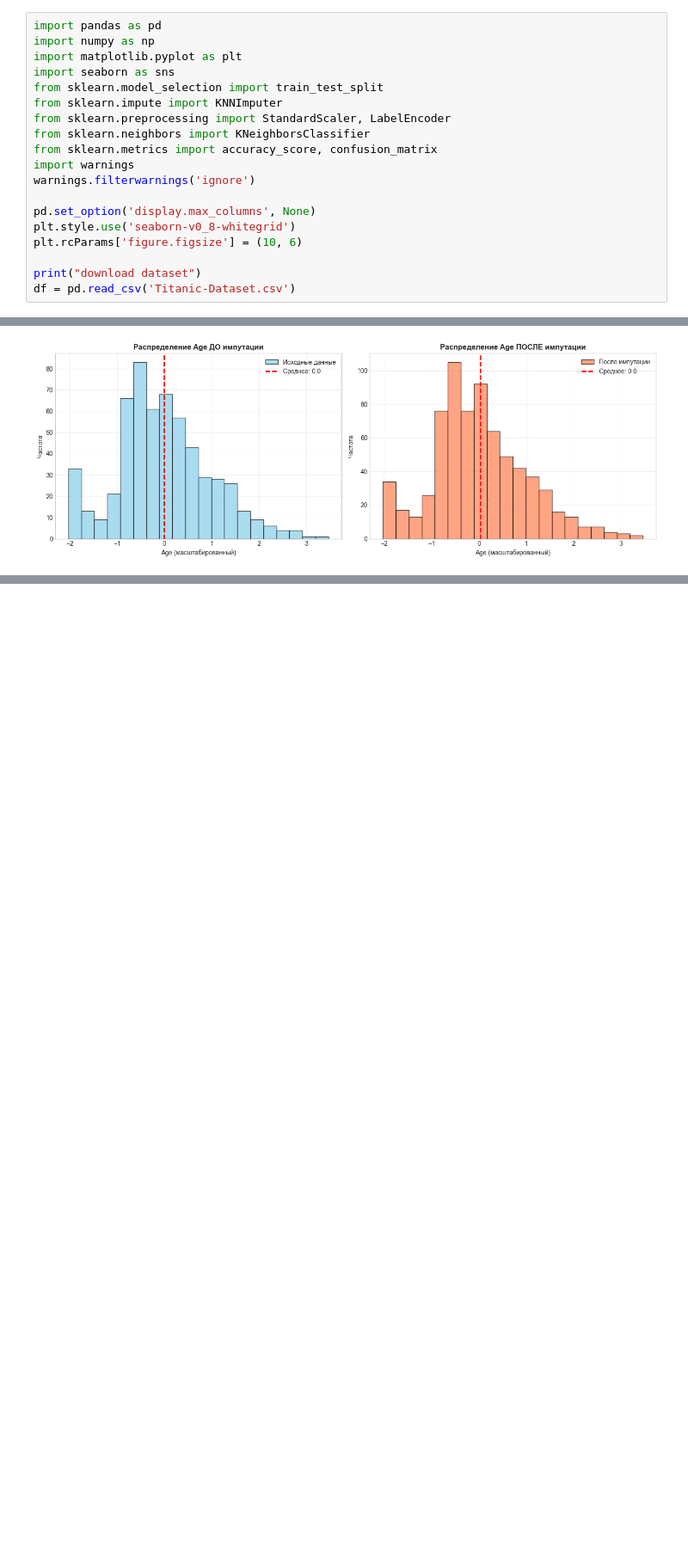
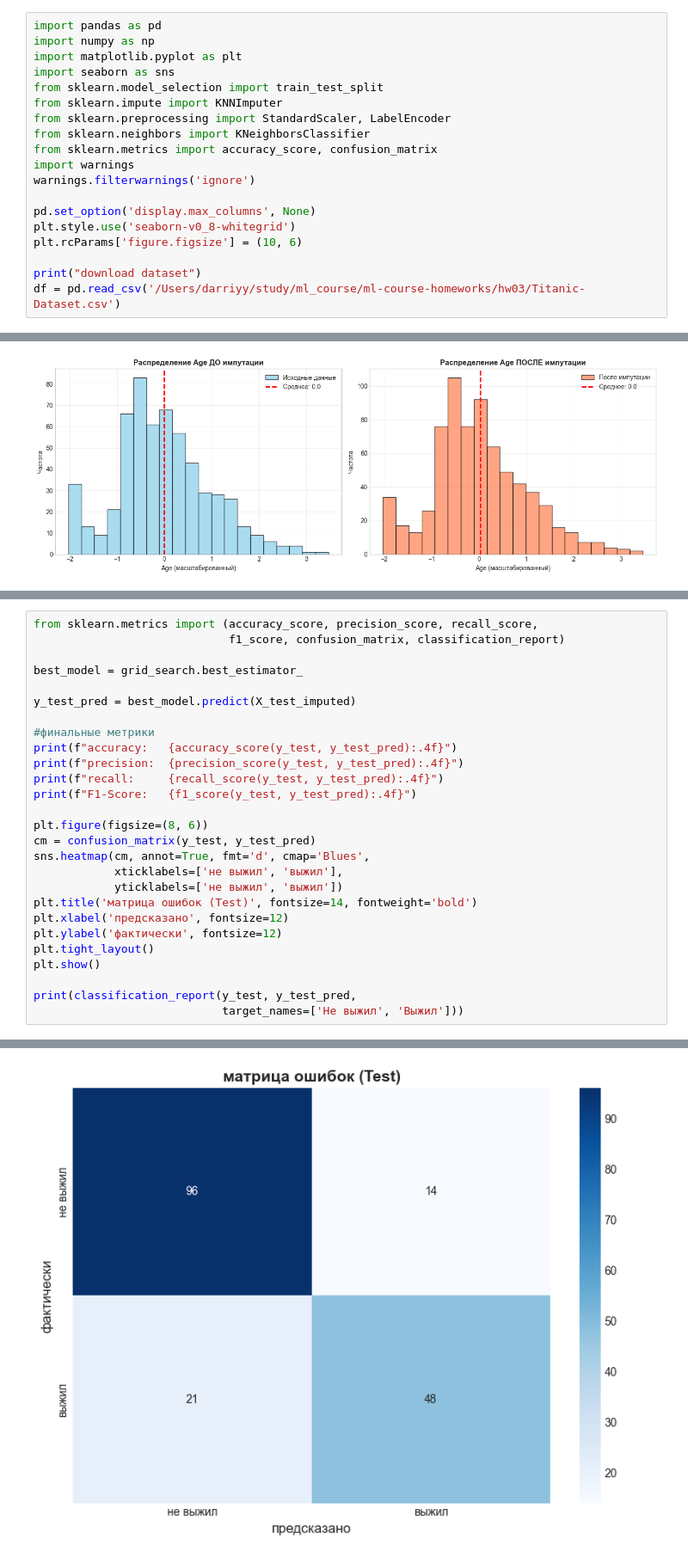
Before and after one commit to darriyy/ml-course-homeworks, a Jupyter notebook: hw03/hw.ipynb, the cells around one changed output, grey strips where cells are left out. Shown at 86% size. Saved outputs shown, nothing was run; the diff lists cells and outputs as text; blank space fills up the shorter version.

Commit message:
add model

```diff
--- a/hw03/hw.ipynb
+++ b/hw03/hw.ipynb
@@ -16,7 +16,7 @@ plt.style.use('seaborn-v0_8-whitegrid')
 plt.rcParams['figure.figsize'] = (10, 6)
 
 print("download dataset")
-df = pd.read_csv('Titanic-Dataset.csv')
+df = pd.read_csv('/Users/darriyy/study/ml_course/ml-course-homeworks/hw03/Titanic-Dataset.csv')
 # %% [output]
 download dataset
 # %%
@@ -367,0 +417,28 @@ plt.show()
+# %%
+from sklearn.metrics import (accuracy_score, precision_score, recall_score,
+                             f1_score, confusion_matrix, classification_report)
+
+best_model = grid_search.best_estimator_
+
+y_test_pred = best_model.predict(X_test_imputed)
+
+#финальные метрики
+print(f"accuracy:   {accuracy_score(y_test, y_test_pred):.4f}")
+print(f"precision:  {precision_score(y_test, y_test_pred):.4f}")
+print(f"recall:     {recall_score(y_test, y_test_pred):.4f}")
+print(f"F1-Score:   {f1_score(y_test, y_test_pred):.4f}")
+
+plt.figure(figsize=(8, 6))
+cm = confusion_matrix(y_test, y_test_pred)
+sns.heatmap(cm, annot=True, fmt='d', cmap='Blues',
+            xticklabels=['не выжил', 'выжил'],
+            yticklabels=['не выжил', 'выжил'])
+plt.title('матрица ошибок (Test)', fontsize=14, fontweight='bold')
+plt.xlabel('предсказано', fontsize=12)
+plt.ylabel('фактически', fontsize=12)
+plt.tight_layout()
+plt.show()
+
+print(classification_report(y_test, y_test_pred,
+                            target_names=['Не выжил', 'Выжил']))
+# %% [output]
@@ -367,0 +449 @@ plt.show()
+[figure, added]
```
Also changed, not shown: parts of 6 cells of this notebook.
